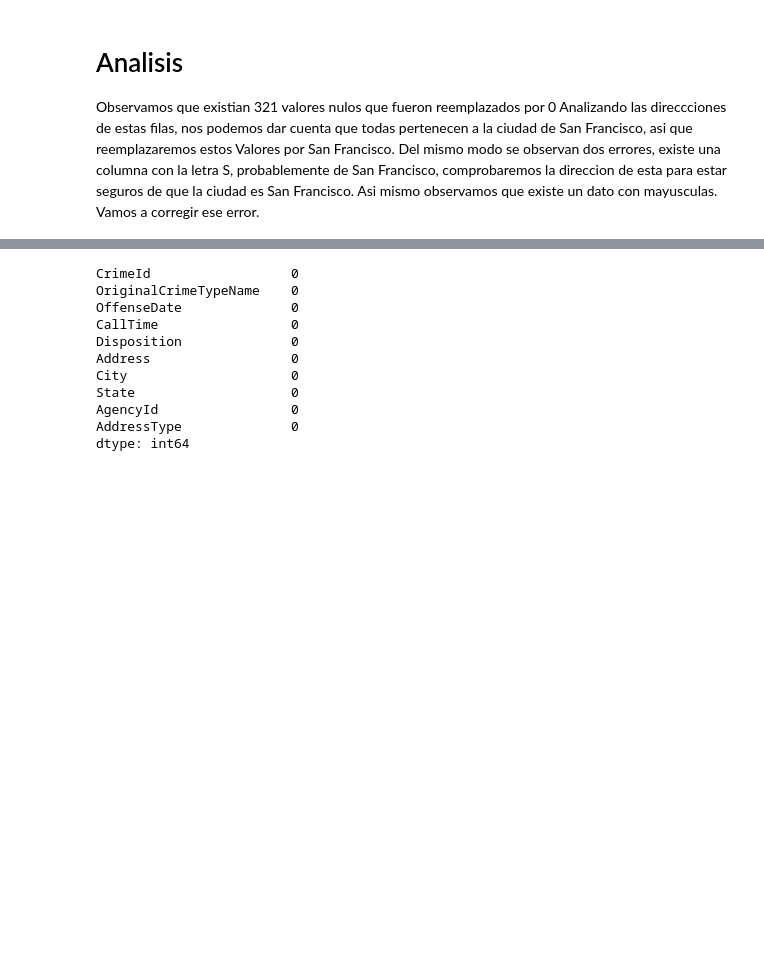
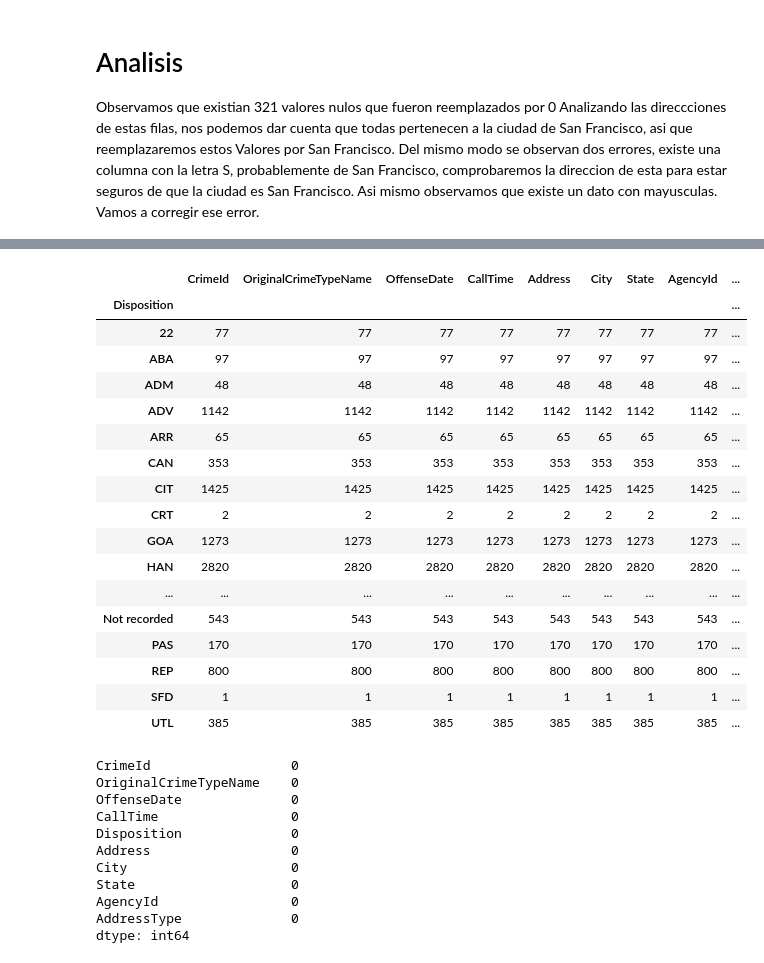
Before and after one commit to xagranda99/lab2U2, a Jupyter notebook: [NRC_6292]_XavierGranda_La2Unidad2.ipynb, the cells around one changed output, grey strips where cells are left out. Cells and saved outputs as stored; diff of their text form; code cells hidden in the pictures; blank space fills up the shorter version.

```diff
--- a/[NRC_6292]_XavierGranda_La2Unidad2.ipynb
+++ b/[NRC_6292]_XavierGranda_La2Unidad2.ipynb
@@ -206,3 +209,24 @@ df.groupby('City').count()
+# %%
+df.groupby('Disposition').count()
+# %% [output]
+|  | CrimeId | OriginalCrimeTypeName | OffenseDate | CallTime | Address | City | State | AgencyId | ... |
+| Disposition |  |  |  |  |  |  |  |  | ... |
+| 22 | 77 | 77 | 77 | 77 | 77 | 77 | 77 | 77 | ... |
+| ABA | 97 | 97 | 97 | 97 | 97 | 97 | 97 | 97 | ... |
+| ADM | 48 | 48 | 48 | 48 | 48 | 48 | 48 | 48 | ... |
+| ADV | 1142 | 1142 | 1142 | 1142 | 1142 | 1142 | 1142 | 1142 | ... |
+| ARR | 65 | 65 | 65 | 65 | 65 | 65 | 65 | 65 | ... |
+| CAN | 353 | 353 | 353 | 353 | 353 | 353 | 353 | 353 | ... |
+| CIT | 1425 | 1425 | 1425 | 1425 | 1425 | 1425 | 1425 | 1425 | ... |
+| CRT | 2 | 2 | 2 | 2 | 2 | 2 | 2 | 2 | ... |
+| GOA | 1273 | 1273 | 1273 | 1273 | 1273 | 1273 | 1273 | 1273 | ... |
+| HAN | 2820 | 2820 | 2820 | 2820 | 2820 | 2820 | 2820 | 2820 | ... |
+| ... | ... | ... | ... | ... | ... | ... | ... | ... | ... |
+| Not recorded | 543 | 543 | 543 | 543 | 543 | 543 | 543 | 543 | ... |
+| PAS | 170 | 170 | 170 | 170 | 170 | 170 | 170 | 170 | ... |
+| REP | 800 | 800 | 800 | 800 | 800 | 800 | 800 | 800 | ... |
+| SFD | 1 | 1 | 1 | 1 | 1 | 1 | 1 | 1 | ... |
+| UTL | 385 | 385 | 385 | 385 | 385 | 385 | 385 | 385 | ... |
 # %%
 '''Verificamos nuevamente los valores nulos,
 como se observa existen 3 estados que son nulos.'''
```
Also changed, not shown: parts of 11 cells of this notebook.
